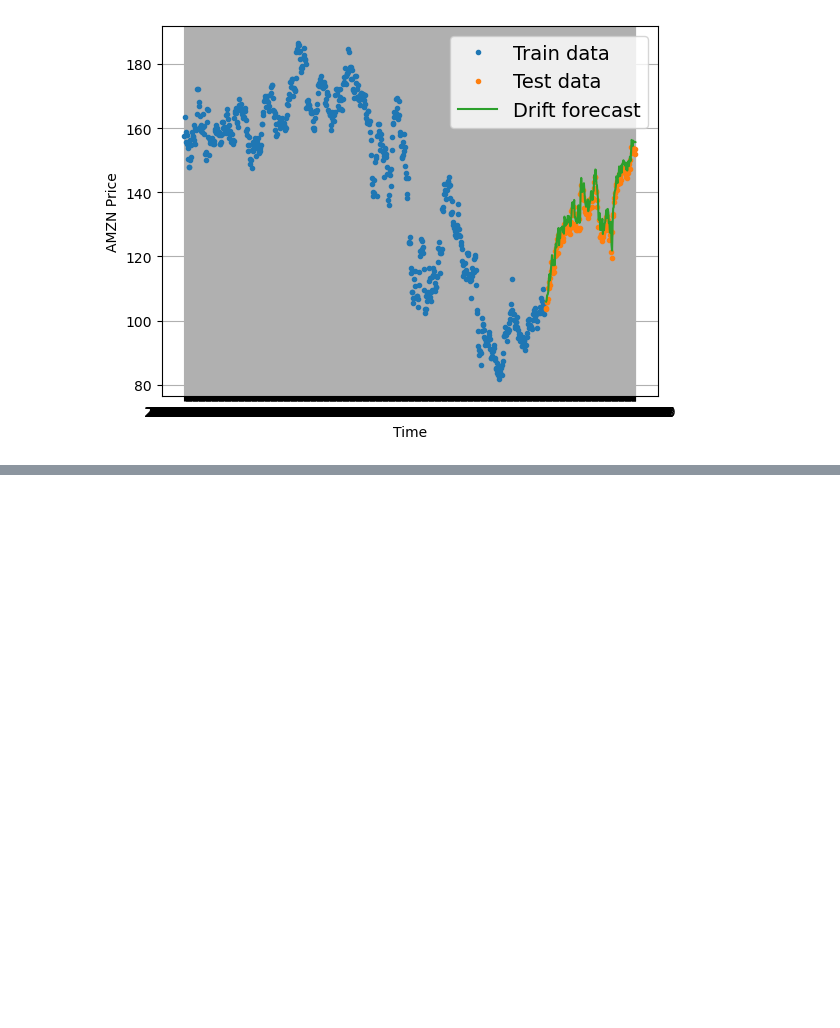
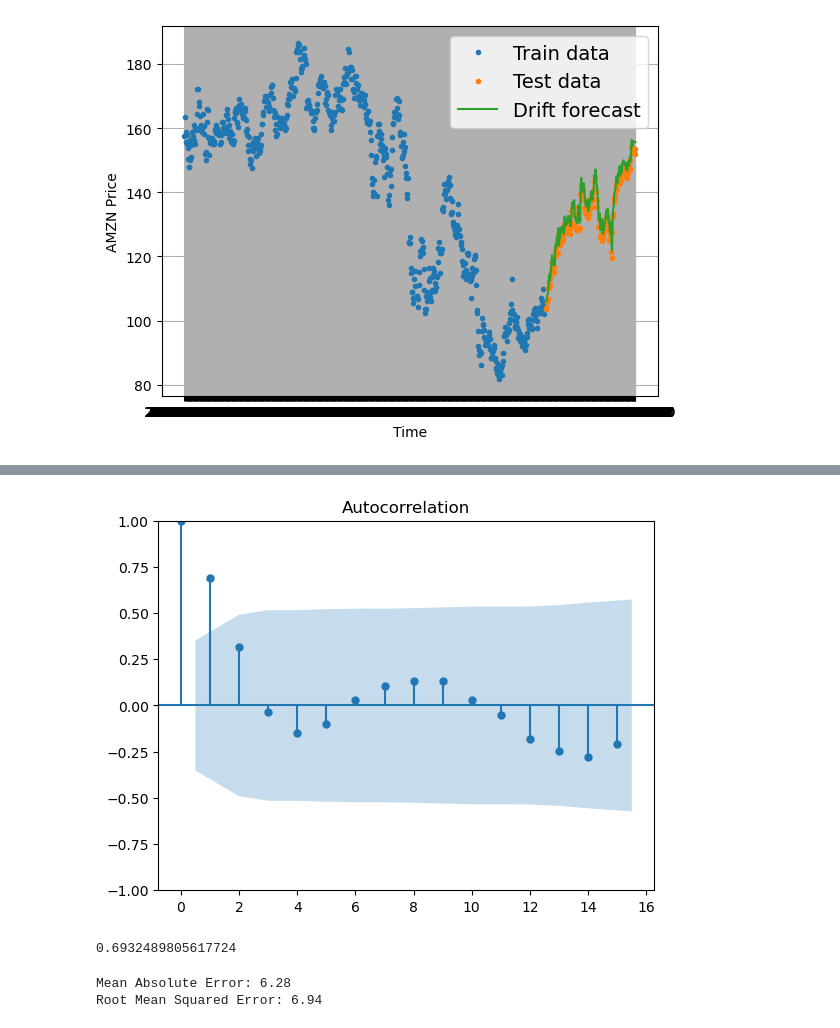
Before and after one commit to mrrkdas/Finance, a Jupyter notebook: Models.ipynb, the cells around one changed output, grey strips where cells are left out. Drawn from its saved outputs; the diff is of its cells as text; code cells hidden in the pictures; blank space fills up the shorter version.

```diff
--- a/Models.ipynb
+++ b/Models.ipynb
@@ -78,0 +81,3 @@ plot_time_series(timesteps=test_dates[1:], values=drift_forecast, format="-", la
+# %%
+df = pd.read_csv("Data/AMZN.csv", usecols = ["Date", "Close"])
+df.head()
@@ -78,0 +91,3 @@ plot_time_series(timesteps=test_dates[1:], values=drift_forecast, format="-", la
+# %%
+df_for_use = df[:50]
+df_for_use
@@ -78,0 +112,9 @@ plot_time_series(timesteps=test_dates[1:], values=drift_forecast, format="-", la
+# %%
+for i in range(1,20):
+    df_for_use[f'Lag_{i}']=df_for_use["Close"].shift(i)
+
+df_for_use.dropna(inplace=True)
+
+train_size = int(0.8 * len(df_for_use))
+train_data = df_for_use[:train_size]
+test_data = df_for_use[train_size:]
@@ -78,0 +142,11 @@ plot_time_series(timesteps=test_dates[1:], values=drift_forecast, format="-", la
+# %%
+from statsmodels.graphics.tsaplots import plot_acf
+series = df_for_use["Close"]
+plot_acf(series)
+plt.show()
+# %% [output]
+[figure, added]
+# %%
+df_for_use["Close"].corr(df_for_use["Close"].shift(1))
+# %% [output]
+0.6932489805617724
@@ -78,0 +162,10 @@ plot_time_series(timesteps=test_dates[1:], values=drift_forecast, format="-", la
+# %%
+y_pred = ar_results.predict(start=len(train_data), end = len(train_data)+len(test_data) -1, dynamic = False)
+
+mae = mean_absolute_error(y_test, y_pred)
+rmse = np.sqrt(mean_squared_error(y_test, y_pred))
+print(f'Mean Absolute Error: {mae:.2f}')
+print(f'Root Mean Squared Error: {rmse:.2f}')
+# %% [output]
+Mean Absolute Error: 6.28
+Root Mean Squared Error: 6.94
```
Also changed, not shown: parts of 7 cells of this notebook, 1 other file.
